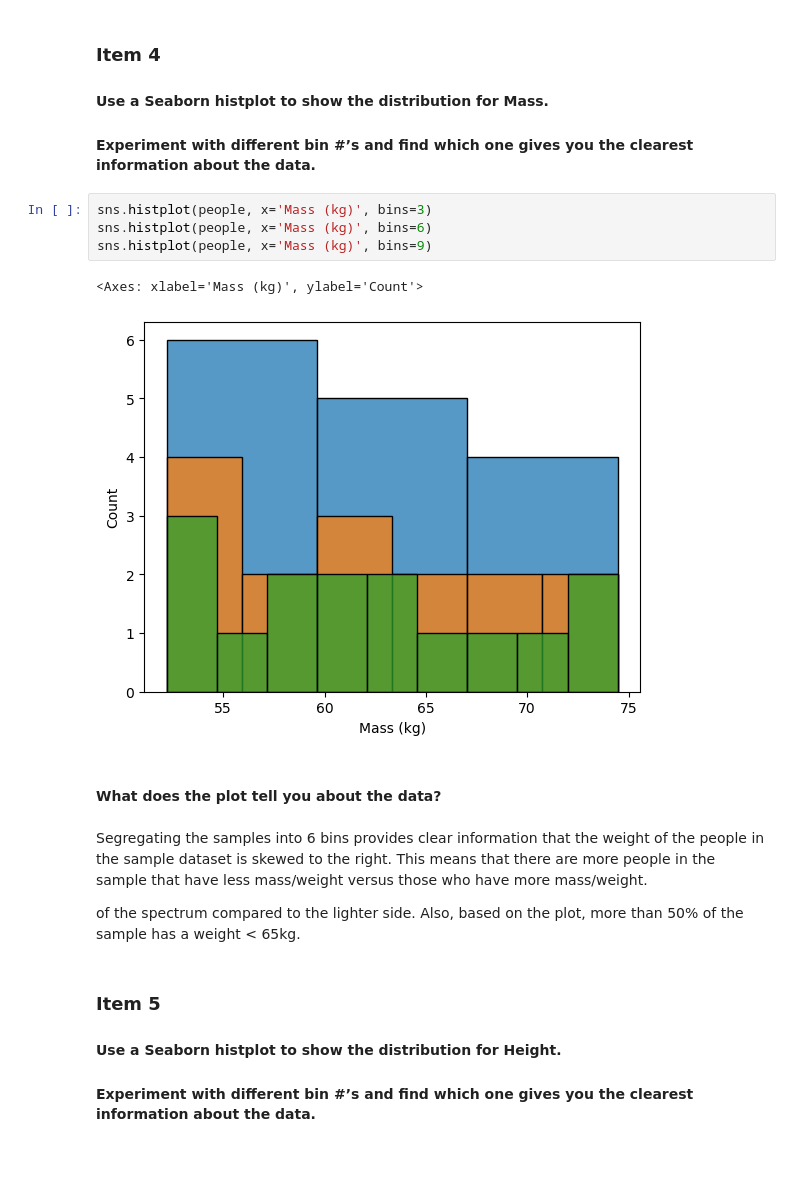
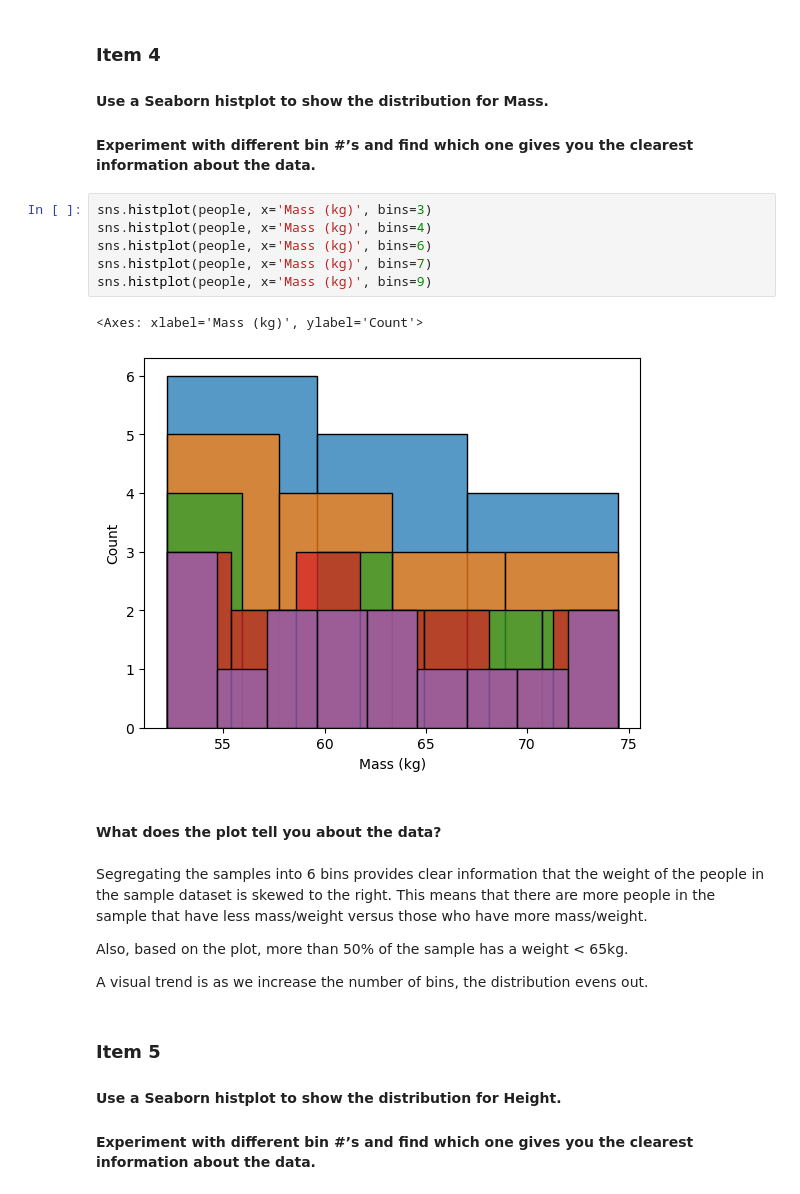
Before and after one commit to Icewav3/Comp-2040_CaseStudy1, a Jupyter notebook: CaseStudy.ipynb, the cells around one changed output. Saved outputs shown, nothing was run; the diff lists cells and outputs as text; blank space fills up the shorter version.

```diff
--- a/CaseStudy.ipynb
+++ b/CaseStudy.ipynb
@@ -51,17 +51,21 @@ people
 #### Experiment with different bin #’s and find which one gives you the clearest information about the data.
 # %%
 sns.histplot(people, x='Mass (kg)', bins=3)
+sns.histplot(people, x='Mass (kg)', bins=4)
 sns.histplot(people, x='Mass (kg)', bins=6)
+sns.histplot(people, x='Mass (kg)', bins=7)
 sns.histplot(people, x='Mass (kg)', bins=9)
 # %% [output]
 <Axes: xlabel='Mass (kg)', ylabel='Count'>
-[figure, old version]
+[figure, new version]
 # %% [markdown]
 #### What does the plot tell you about the data?
 # %% [markdown]
 Segregating the samples into 6 bins provides clear information that the weight of the people in the sample dataset is skewed to the right. This means that there are more people in the sample that have less mass/weight versus those who have more mass/weight.
 
-of the spectrum compared to the lighter side. Also, based on the plot, more than 50% of the sample has a weight < 65kg.
+Also, based on the plot, more than 50% of the sample has a weight < 65kg.
+
+A visual trend is as we increase the number of bins, the distribution evens out.
 # %% [markdown]
 ### Item 5
 #### Use a Seaborn histplot to show the distribution for Height.
```
Also changed, not shown: parts of 12 cells of this notebook.
